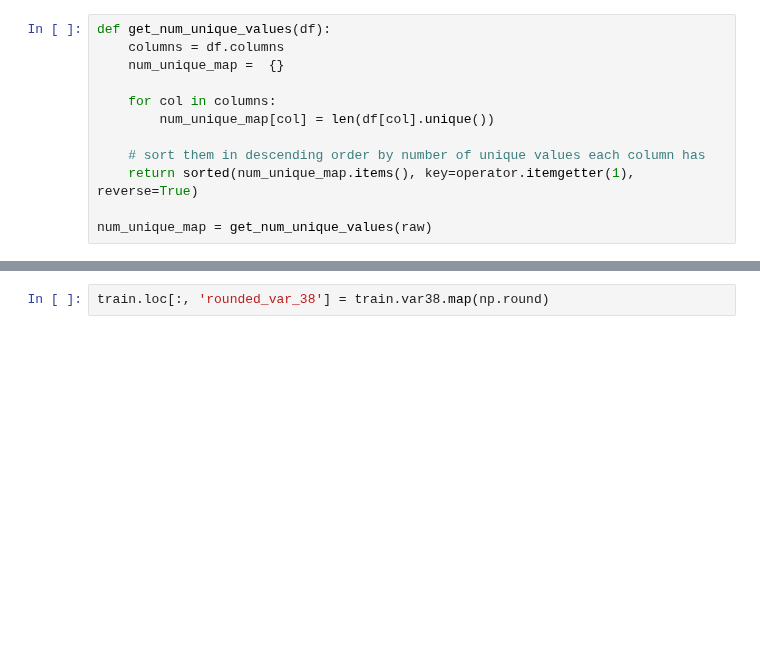
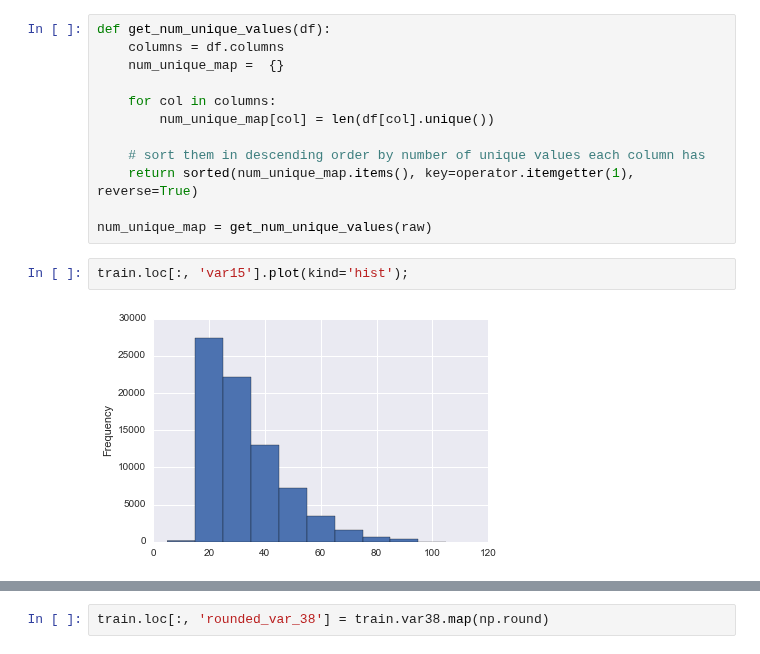
Before and after one commit to numb3r33/Kaggle-Competitions, a Jupyter notebook: Santander-Customer-Satisfaction/notebooks/Santander Customer Satisfaction - Exploratory Data Analysis.ipynb, the cells around one changed output, grey strips where cells are left out. Saved outputs shown, nothing was run; the diff lists cells and outputs as text; blank space fills up the shorter version.

```diff
--- a/Santander-Customer-Satisfaction/notebooks/Santander Customer Satisfaction - Exploratory Data Analysis.ipynb
+++ b/Santander-Customer-Satisfaction/notebooks/Santander Customer Satisfaction - Exploratory Data Analysis.ipynb
@@ -76,3 +76,7 @@ def get_num_unique_values(df):
     return sorted(num_unique_map.items(), key=operator.itemgetter(1), reverse=True)
 
 num_unique_map = get_num_unique_values(raw)
+# %%
+train.loc[:, 'var15'].plot(kind='hist');
+# %% [output]
+[figure, added]
```
Also changed, not shown: parts of 1 cell of this notebook, 1 other file.
